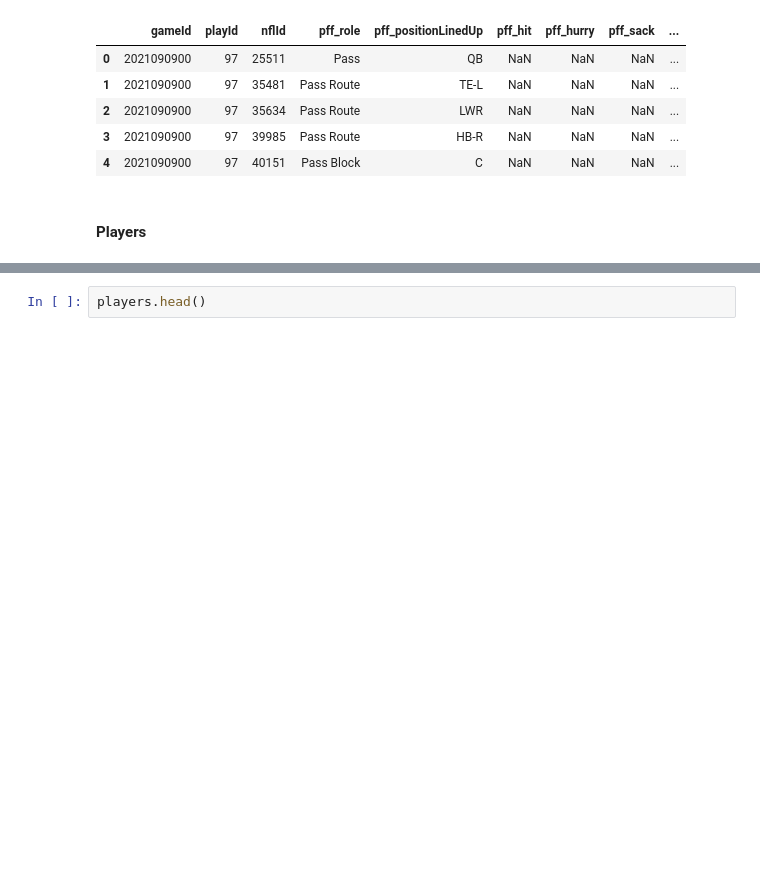
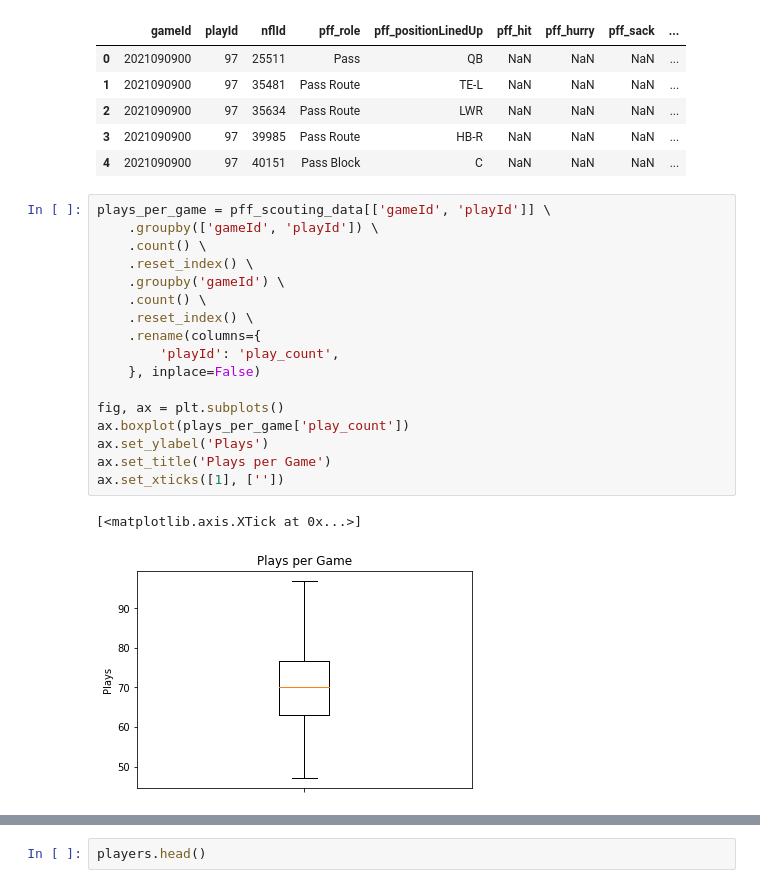
Before and after one commit to DennisKreger/NFL_Performance_Linemen, a Jupyter notebook: initial_data_exploration.ipynb, the cells around one changed output, grey strips where cells are left out. Saved outputs shown, nothing was run; the diff lists cells and outputs as text; blank space fills up the shorter version.

```diff
--- a/initial_data_exploration.ipynb
+++ b/initial_data_exploration.ipynb
@@ -95,5 +98,23 @@ pff_scouting_data.head()
 | 2 | 2021090900 | 97 | 35634 | Pass Route | LWR | NaN | NaN | NaN | ... |
 | 3 | 2021090900 | 97 | 39985 | Pass Route | HB-R | NaN | NaN | NaN | ... |
 | 4 | 2021090900 | 97 | 40151 | Pass Block | C | NaN | NaN | NaN | ... |
-# %% [markdown]
-#### Players
+# %%
+plays_per_game = pff_scouting_data[['gameId', 'playId']] \
+    .groupby(['gameId', 'playId']) \
+    .count() \
+    .reset_index() \
+    .groupby('gameId') \
+    .count() \
+    .reset_index() \
+    .rename(columns={
+        'playId': 'play_count',
+    }, inplace=False)
+
+fig, ax = plt.subplots()
+ax.boxplot(plays_per_game['play_count'])
+ax.set_ylabel('Plays')
+ax.set_title('Plays per Game')
+ax.set_xticks([1], [''])
+# %% [output]
+[<matplotlib.axis.XTick at 0x...>]
+[figure, added]
```
Also changed, not shown: parts of 9 cells of this notebook.
